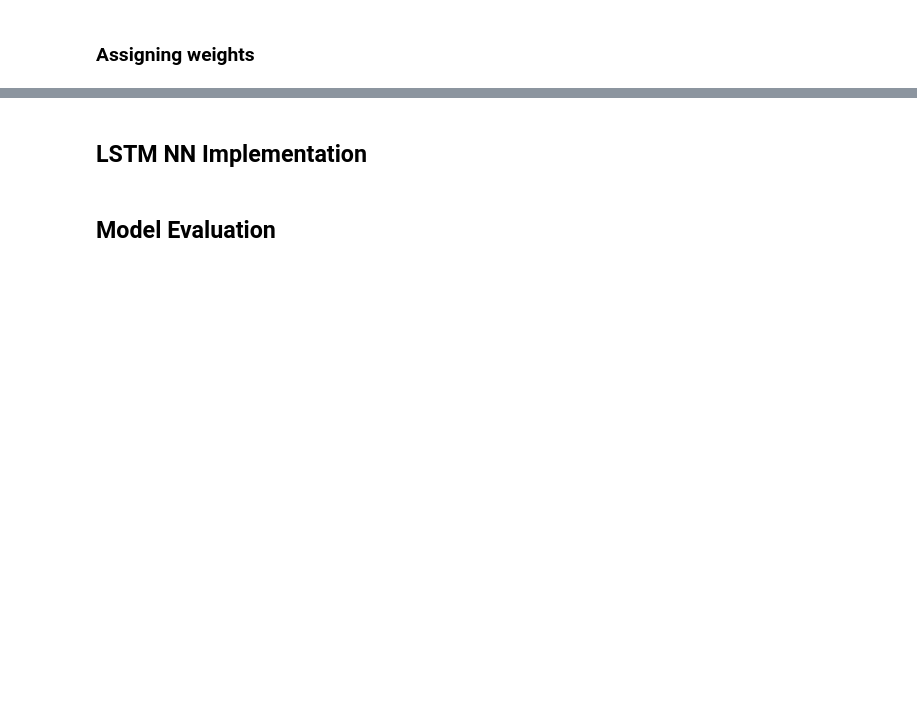
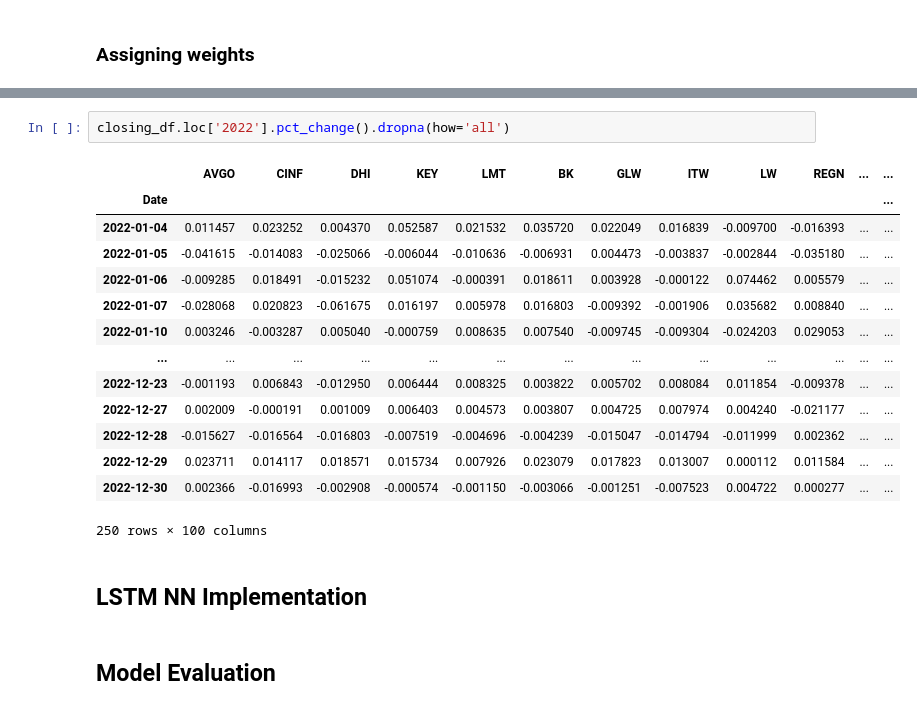
Before and after one commit to donnafaithhh/LSTM-Trading, a Jupyter notebook: LSTM simulation.ipynb, the cells around one changed output, grey strips where cells are left out. Saved outputs shown, nothing was run; the diff lists cells and outputs as text; blank space fills up the shorter version.

```diff
--- a/LSTM simulation.ipynb
+++ b/LSTM simulation.ipynb
@@ -482,3 +507,20 @@ log_df = np.log(simple_df)
+# %%
+closing_df.loc['2022'].pct_change().dropna(how='all')
+# %% [output]
+|  | AVGO | CINF | DHI | KEY | LMT | BK | GLW | ITW | LW | REGN | ... | ... |
+| Date |  |  |  |  |  |  |  |  |  |  |  | ... |
+| 2022-01-04 | 0.011457 | 0.023252 | 0.004370 | 0.052587 | 0.021532 | 0.035720 | 0.022049 | 0.016839 | -0.009700 | -0.016393 | ... | ... |
+| 2022-01-05 | -0.041615 | -0.014083 | -0.025066 | -0.006044 | -0.010636 | -0.006931 | 0.004473 | -0.003837 | -0.002844 | -0.035180 | ... | ... |
+| 2022-01-06 | -0.009285 | 0.018491 | -0.015232 | 0.051074 | -0.000391 | 0.018611 | 0.003928 | -0.000122 | 0.074462 | 0.005579 | ... | ... |
+| 2022-01-07 | -0.028068 | 0.020823 | -0.061675 | 0.016197 | 0.005978 | 0.016803 | -0.009392 | -0.001906 | 0.035682 | 0.008840 | ... | ... |
+| 2022-01-10 | 0.003246 | -0.003287 | 0.005040 | -0.000759 | 0.008635 | 0.007540 | -0.009745 | -0.009304 | -0.024203 | 0.029053 | ... | ... |
+| ... | ... | ... | ... | ... | ... | ... | ... | ... | ... | ... | ... | ... |
+| 2022-12-23 | -0.001193 | 0.006843 | -0.012950 | 0.006444 | 0.008325 | 0.003822 | 0.005702 | 0.008084 | 0.011854 | -0.009378 | ... | ... |
+| 2022-12-27 | 0.002009 | -0.000191 | 0.001009 | 0.006403 | 0.004573 | 0.003807 | 0.004725 | 0.007974 | 0.004240 | -0.021177 | ... | ... |
+| 2022-12-28 | -0.015627 | -0.016564 | -0.016803 | -0.007519 | -0.004696 | -0.004239 | -0.015047 | -0.014794 | -0.011999 | 0.002362 | ... | ... |
+| 2022-12-29 | 0.023711 | 0.014117 | 0.018571 | 0.015734 | 0.007926 | 0.023079 | 0.017823 | 0.013007 | 0.000112 | 0.011584 | ... | ... |
+| 2022-12-30 | 0.002366 | -0.016993 | -0.002908 | -0.000574 | -0.001150 | -0.003066 | -0.001251 | -0.007523 | 0.004722 | 0.000277 | ... | ... |
+250 rows × 100 columns
 # %% [markdown]
 ## LSTM NN Implementation
 # %% [markdown]
```
Also changed, not shown: parts of 6 cells of this notebook, 6 other files.
